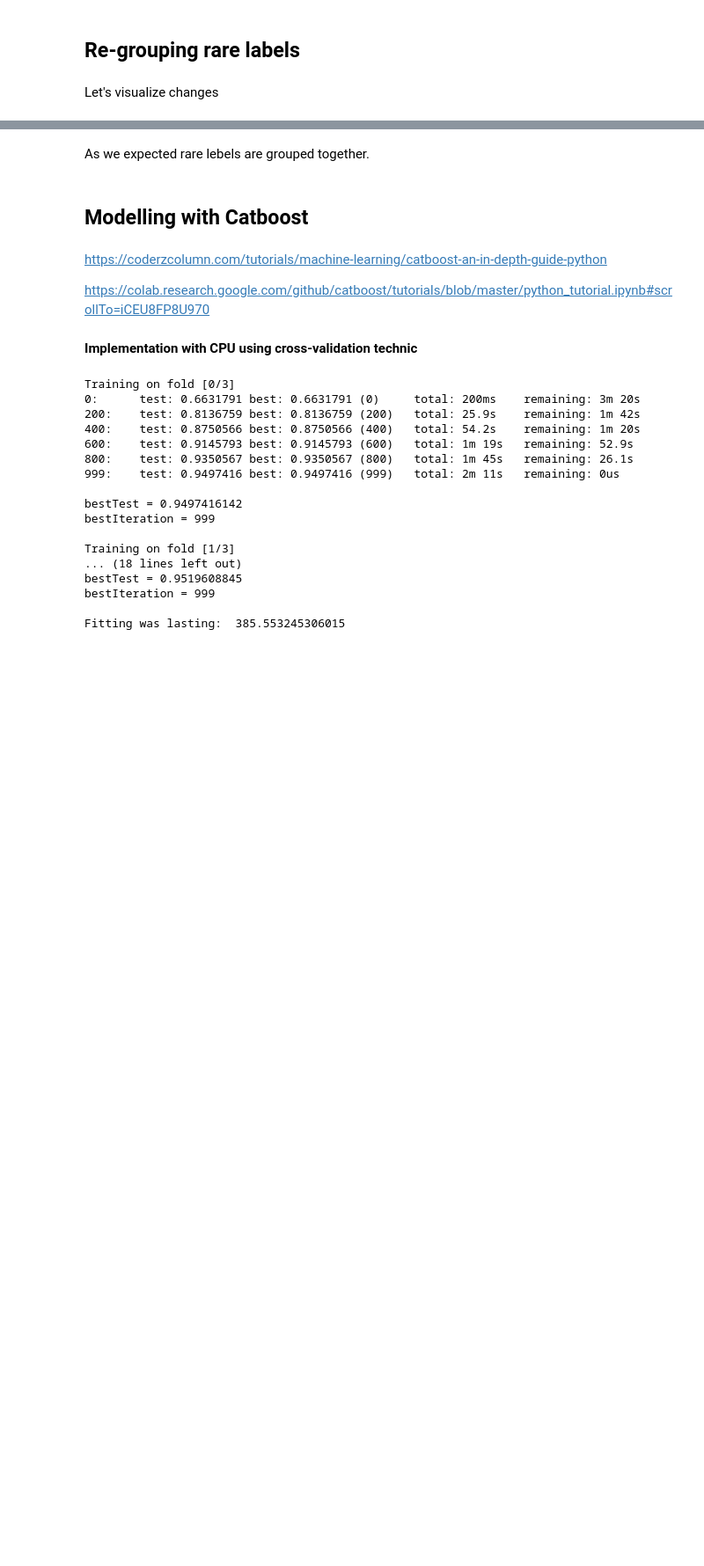
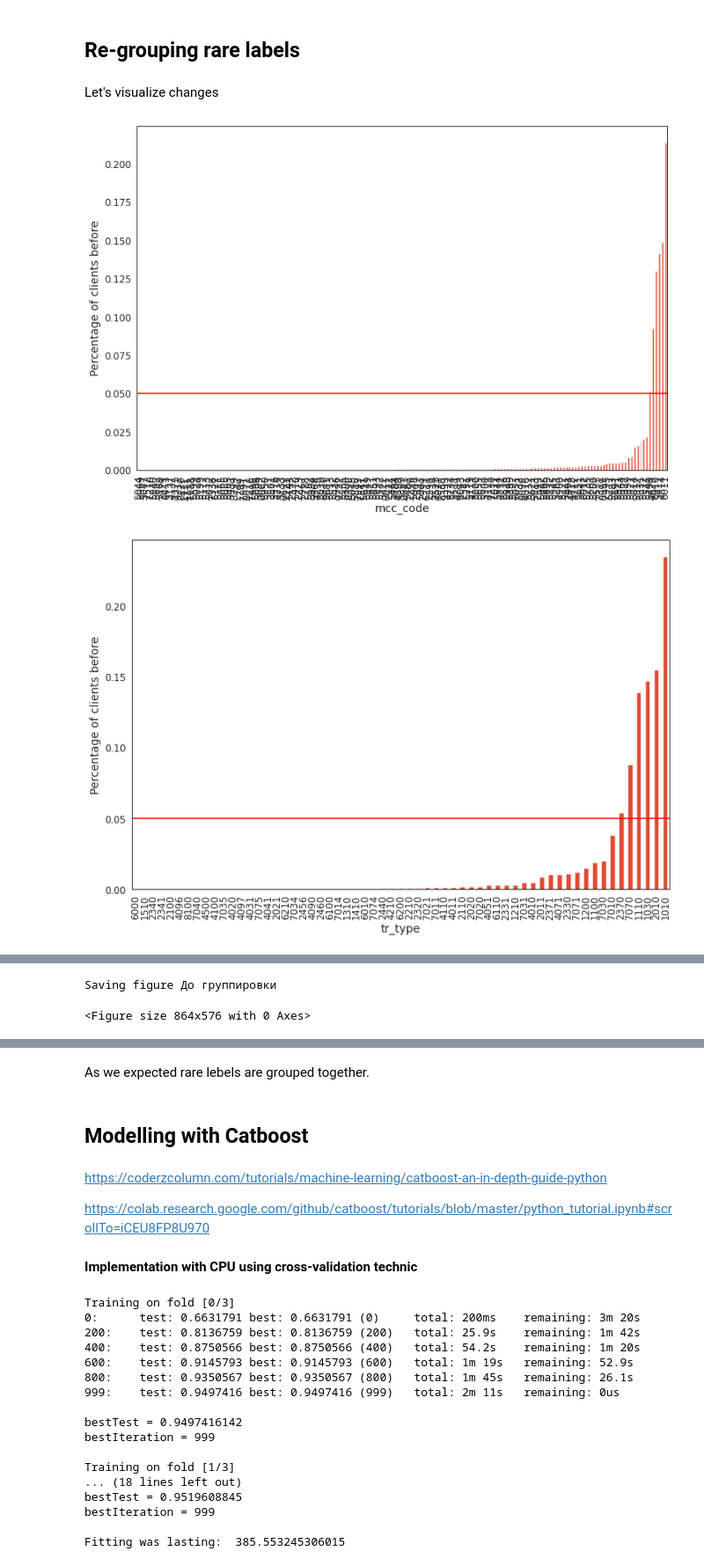
Before and after one commit to Osmanov-Bairam/Gender-detection-, a Jupyter notebook: Transactions.ipynb, the cells around one changed output, grey strips where cells are left out. Shown at 88% size. Drawn from its saved outputs; the diff is of its cells as text; code cells hidden in the pictures; blank space fills up the shorter version.

```diff
--- a/Transactions.ipynb
+++ b/Transactions.ipynb
@@ -1049,15 +1013,20 @@ Let's visualize changes
 # %%
 for col in ['mcc_code', 'tr_type', 'Time']:
 
     temp_df = pd.Series((imputed_sample_drop[col].value_counts() / len(imputed_sample_drop)))
 
     # make plot with the above percentages
     fig = temp_df.sort_values(ascending=True).plot.bar()
 
     fig.set_xlabel(col)
 
 
     # add a line at 5 % to flag the threshold for rare categories
     fig.axhline(y=0.05, color='red')
     fig.set_ylabel('Percentage of clients before')
     plt.show();
+
+save_fig("До группировки")
+# %% [output]
+[figure, added]
+[figure, added]
@@ -1064,3 +1034,5 @@ for col in ['mcc_code', 'tr_type', 'Time']:
+Saving figure До группировки
+<Figure size 864x576 with 0 Axes>
 # %%
 for col in ['mcc_code', 'tr_type', 'Time']:
 
```
Also changed, not shown: parts of 49 cells of this notebook.
